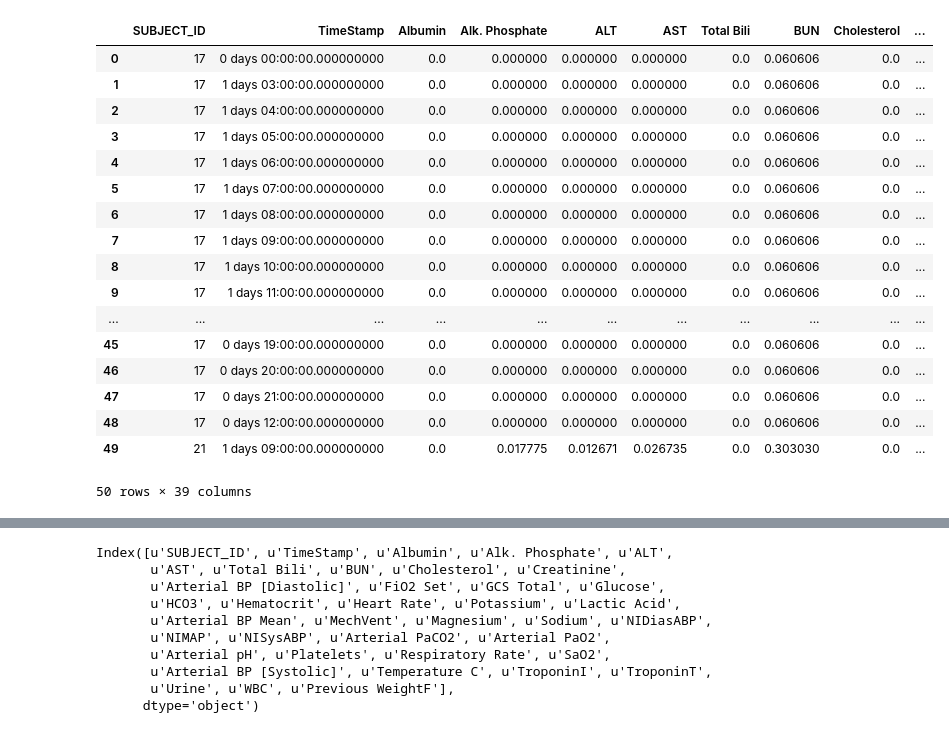
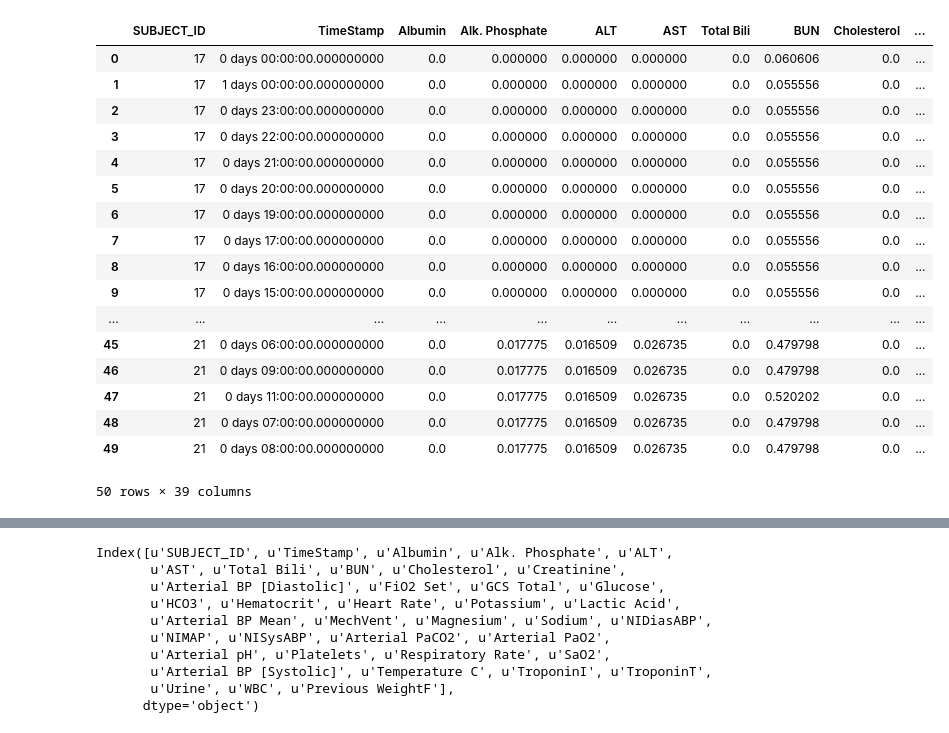
Before and after one commit to shivam04/final_mtp, a Jupyter notebook: v3/codes_model/lstm_model-ABC.ipynb, the cells around one changed output, grey strips where cells are left out. Cells and saved outputs as stored; diff of their text form; code cells hidden in the pictures.

```diff
--- a/v3/codes_model/lstm_model-ABC.ipynb
+++ b/v3/codes_model/lstm_model-ABC.ipynb
@@ -6,26 +6,26 @@ import time
 import pickle
 import datetime
 # %%
-df = pd.read_csv('../finalset/patient_data_48_hours.csv')
+df = pd.read_csv('../finalset/patient_data_24_hours.csv')
 df.head(50)
 # %% [output]
 |  | SUBJECT_ID | TimeStamp | Albumin | Alk. Phosphate | ALT | AST | Total Bili | BUN | Cholesterol | ... |
 | 0 | 17 | 0 days 00:00:00.000000000 | 0.0 | 0.000000 | 0.000000 | 0.000000 | 0.0 | 0.060606 | 0.0 | ... |
-| 1 | 17 | 1 days 03:00:00.000000000 | 0.0 | 0.000000 | 0.000000 | 0.000000 | 0.0 | 0.060606 | 0.0 | ... |
-| 2 | 17 | 1 days 04:00:00.000000000 | 0.0 | 0.000000 | 0.000000 | 0.000000 | 0.0 | 0.060606 | 0.0 | ... |
-| 3 | 17 | 1 days 05:00:00.000000000 | 0.0 | 0.000000 | 0.000000 | 0.000000 | 0.0 | 0.060606 | 0.0 | ... |
-| 4 | 17 | 1 days 06:00:00.000000000 | 0.0 | 0.000000 | 0.000000 | 0.000000 | 0.0 | 0.060606 | 0.0 | ... |
-| 5 | 17 | 1 days 07:00:00.000000000 | 0.0 | 0.000000 | 0.000000 | 0.000000 | 0.0 | 0.060606 | 0.0 | ... |
-| 6 | 17 | 1 days 08:00:00.000000000 | 0.0 | 0.000000 | 0.000000 | 0.000000 | 0.0 | 0.060606 | 0.0 | ... |
-| 7 | 17 | 1 days 09:00:00.000000000 | 0.0 | 0.000000 | 0.000000 | 0.000000 | 0.0 | 0.060606 | 0.0 | ... |
-| 8 | 17 | 1 days 10:00:00.000000000 | 0.0 | 0.000000 | 0.000000 | 0.000000 | 0.0 | 0.060606 | 0.0 | ... |
-| 9 | 17 | 1 days 11:00:00.000000000 | 0.0 | 0.000000 | 0.000000 | 0.000000 | 0.0 | 0.060606 | 0.0 | ... |
+| 1 | 17 | 1 days 00:00:00.000000000 | 0.0 | 0.000000 | 0.000000 | 0.000000 | 0.0 | 0.055556 | 0.0 | ... |
+| 2 | 17 | 0 days 23:00:00.000000000 | 0.0 | 0.000000 | 0.000000 | 0.000000 | 0.0 | 0.055556 | 0.0 | ... |
+| 3 | 17 | 0 days 22:00:00.000000000 | 0.0 | 0.000000 | 0.000000 | 0.000000 | 0.0 | 0.055556 | 0.0 | ... |
+| 4 | 17 | 0 days 21:00:00.000000000 | 0.0 | 0.000000 | 0.000000 | 0.000000 | 0.0 | 0.055556 | 0.0 | ... |
+| 5 | 17 | 0 days 20:00:00.000000000 | 0.0 | 0.000000 | 0.000000 | 0.000000 | 0.0 | 0.055556 | 0.0 | ... |
+| 6 | 17 | 0 days 19:00:00.000000000 | 0.0 | 0.000000 | 0.000000 | 0.000000 | 0.0 | 0.055556 | 0.0 | ... |
+| 7 | 17 | 0 days 17:00:00.000000000 | 0.0 | 0.000000 | 0.000000 | 0.000000 | 0.0 | 0.055556 | 0.0 | ... |
+| 8 | 17 | 0 days 16:00:00.000000000 | 0.0 | 0.000000 | 0.000000 | 0.000000 | 0.0 | 0.055556 | 0.0 | ... |
+| 9 | 17 | 0 days 15:00:00.000000000 | 0.0 | 0.000000 | 0.000000 | 0.000000 | 0.0 | 0.055556 | 0.0 | ... |
 | ... | ... | ... | ... | ... | ... | ... | ... | ... | ... | ... |
-| 45 | 17 | 0 days 19:00:00.000000000 | 0.0 | 0.000000 | 0.000000 | 0.000000 | 0.0 | 0.060606 | 0.0 | ... |
-| 46 | 17 | 0 days 20:00:00.000000000 | 0.0 | 0.000000 | 0.000000 | 0.000000 | 0.0 | 0.060606 | 0.0 | ... |
-| 47 | 17 | 0 days 21:00:00.000000000 | 0.0 | 0.000000 | 0.000000 | 0.000000 | 0.0 | 0.060606 | 0.0 | ... |
-| 48 | 17 | 0 days 12:00:00.000000000 | 0.0 | 0.000000 | 0.000000 | 0.000000 | 0.0 | 0.060606 | 0.0 | ... |
-| 49 | 21 | 1 days 09:00:00.000000000 | 0.0 | 0.017775 | 0.012671 | 0.026735 | 0.0 | 0.303030 | 0.0 | ... |
+| 45 | 21 | 0 days 06:00:00.000000000 | 0.0 | 0.017775 | 0.016509 | 0.026735 | 0.0 | 0.479798 | 0.0 | ... |
+| 46 | 21 | 0 days 09:00:00.000000000 | 0.0 | 0.017775 | 0.016509 | 0.026735 | 0.0 | 0.479798 | 0.0 | ... |
+| 47 | 21 | 0 days 11:00:00.000000000 | 0.0 | 0.017775 | 0.016509 | 0.026735 | 0.0 | 0.520202 | 0.0 | ... |
+| 48 | 21 | 0 days 07:00:00.000000000 | 0.0 | 0.017775 | 0.016509 | 0.026735 | 0.0 | 0.479798 | 0.0 | ... |
+| 49 | 21 | 0 days 08:00:00.000000000 | 0.0 | 0.017775 | 0.016509 | 0.026735 | 0.0 | 0.479798 | 0.0 | ... |
 50 rows × 39 columns
 # %%
 ff = df.groupby('SUBJECT_ID')
```
Also changed, not shown: parts of 16 cells of this notebook, 4 other files.
